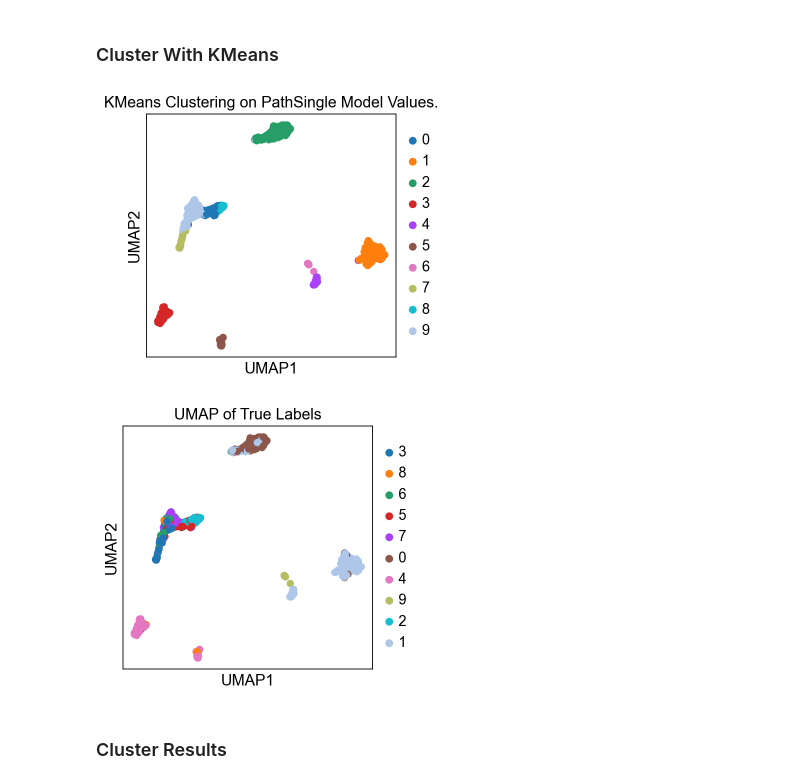
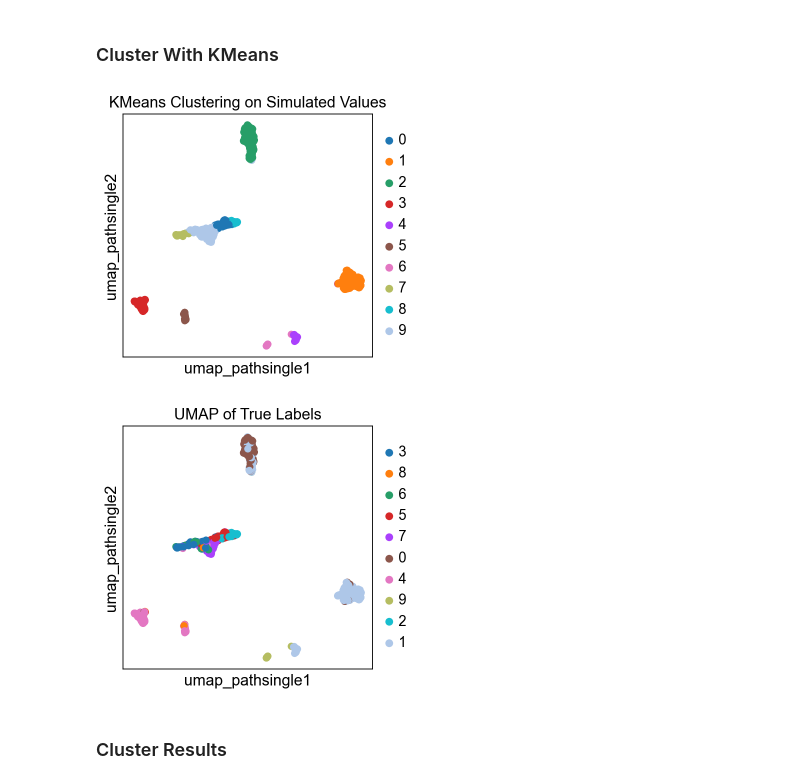
Before and after one commit to zurkin1/PathSingle, a Jupyter notebook: code/bench_pbmc.ipynb, the cells around one changed output. Drawn from its saved outputs; the diff is of its cells as text; code cells hidden in the pictures.

```diff
--- a/code/bench_pbmc.ipynb
+++ b/code/bench_pbmc.ipynb
@@ -170,9 +171,9 @@ np.save('./data/gsea_results_matrix.npy', gsea_results_matrix)
 gsea_results_matrix = np.load('./data/gsea_results_matrix.npy')
 
 #Convert the result matrix to an AnnData object for visualization.
-adata_gsea = sc.AnnData(X=gsea_results_matrix)
-adata_gsea.var_names = [f'GeneSet_{i}' for i in range(gsea_results_matrix.shape[1])]
-adata_gsea.obs_names = [f'Cell_{i}' for i in range(gsea_results_matrix.shape[0])]
+#adata_gsea = sc.AnnData(X=gsea_results_matrix)
+#adata_gsea.var_names = [f'GeneSet_{i}' for i in range(gsea_results_matrix.shape[1])]
+#adata_gsea.obs_names = [f'Cell_{i}' for i in range(gsea_results_matrix.shape[0])]
 
 #Perform KMeans clustering on the UMAP coordinates.
 kmeans = KMeans(n_clusters=10, random_state=0).fit(gsea_results_matrix)
@@ -182,9 +183,12 @@ umap_model = umap.UMAP(n_neighbors=15, random_state=0)
 umap_coords = umap_model.fit_transform(gsea_results_matrix)
 
 #Add the UMAP coordinates and clustering results to the AnnData object.
-adata_gsea.obsm['X_umap'] = umap_coords
-adata_gsea.obs['kmeans2'] = pd.Categorical(kmeans.labels_)
+adata.obsm['umap_gsea'] = umap_coords
+adata.obs['kmeans_gsea'] = pd.Categorical(kmeans.labels_)
 
 #Plot the UMAP with KMeans clustering results using Scanpy.
-sc.pl.umap(adata_gsea, color=['kmeans2'], title='KMeans Clustering on Simulated GSEA NES Values')
+#sc.pl.umap(adata, color=['kmeans1'], title='KMeans Clustering on Simulated GSEA NES Values', obsm_key='umap_gsea')
+#sc.pl.umap(adata, color=["labels"], title="UMAP of True Labels", obsm_key='umap_gsea')
+sc.pl.embedding(adata, basis='umap_gsea', color=['kmeans_gsea'], title='KMeans Clustering on Simulated GSEA NES Values')
+sc.pl.embedding(adata, basis='umap_gsea', color=["labels"], title="UMAP of True Labels")
 # %% [output]
@@ -284,11 +289,13 @@ umap_model = umap.UMAP(n_neighbors=15) #For reproducability need to set , random
 umap_coords = umap_model.fit_transform(pathway_activity_df)
 
 #Add the UMAP coordinates and clustering results to the AnnData object.
-adata.obsm['X_umap'] = umap_coords
-adata.obs['kmeans3'] = pd.Categorical(kmeans.labels_)
+adata.obsm['umap_progeny'] = umap_coords
+adata.obs['kmeans_progeny'] = pd.Categorical(kmeans.labels_)
 
 #Plotting UMAP with KMeans clustering results using scanpy.
-sc.pl.umap(adata, color=["kmeans3"], title="KMeans Clustering on PROGENy Model Values.")
-sc.pl.umap(adata, color=["labels"], title="UMAP of True Labels")
+#sc.pl.umap(adata, color=["kmeans2"], title="KMeans Clustering on PROGENy Model Values.")
+#sc.pl.umap(adata, color=["labels"], title="UMAP of True Labels")
+sc.pl.embedding(adata, basis='umap_progeny', color=['kmeans_progeny'], title='KMeans Clustering on Simulated Values')
+sc.pl.embedding(adata, basis='umap_progeny', color=["labels"], title="UMAP of True Labels")
 # %% [output]
 Pathway activity matrix shape: (700, 14)
@@ -345,10 +349,12 @@ umap_model = umap.UMAP(n_neighbors=15)
 umap_coords = umap_model.fit_transform(pathway_activity_df)
 
 #Add the UMAP coordinates and clustering results to the AnnData object.
-adata.obsm['X_umap'] = umap_coords
-adata.obs['kmeans4'] = pd.Categorical(kmeans.labels_)
+adata.obsm['umap_auc'] = umap_coords
+adata.obs['kmeans_auc'] = pd.Categorical(kmeans.labels_)
 
 #Plotting UMAP with KMeans clustering results using scanpy.
-sc.pl.umap(adata, color=["kmeans4"], title="KMeans Clustering on AUCELL Values.")
-sc.pl.umap(adata, color=["labels"], title="UMAP of True Labels")
+#sc.pl.umap(adata, color=["kmeans3"], title="KMeans Clustering on AUCELL Values.")
+#sc.pl.umap(adata, color=["labels"], title="UMAP of True Labels")
+sc.pl.embedding(adata, basis='umap_auc', color=['kmeans_auc'], title='KMeans Clustering on Simulated Values')
+sc.pl.embedding(adata, basis='umap_auc', color=["labels"], title="UMAP of True Labels")
 # %% [output]
@@ -412,34 +418,36 @@ AnnData object with n_obs × n_vars = 700 × 765
 # %%
 from sklearn.decomposition import PCA
 
 
 output_activity = pd.read_csv('./data/output_interaction_activity.csv', index_col=0)
 
 #Scale the data.
 scaler = StandardScaler()
 output_activity = scaler.fit_transform(output_activity)
 PCA = PCA(n_components=50, svd_solver='arpack')
 output_activty = PCA.fit_transform(output_activity)
 
 #Perform KMeans clustering on the UMAP coordinates.
 kmeans = KMeans(n_clusters=10, random_state=0).fit(output_activity)
 
 #Perform UMAP on the results matrix.
 umap_model = umap.UMAP(n_neighbors=15) #For reproducability need to set , random_state=0, n_jobs=1.
 umap_coords = umap_model.fit_transform(output_activity)
 
 #Add the UMAP coordinates and clustering results to the AnnData object.
-adata.obsm['X_umap'] = umap_coords
-adata.obs['kmeans3'] = pd.Categorical(kmeans.labels_)
+adata.obsm['umap_pathsingle'] = umap_coords
+adata.obs['kmeans_pathsingle'] = pd.Categorical(kmeans.labels_)
 #cell_state = adata.obs['labels']
 #cdata.obs['state'] = cell_state[emt_magic.index].values
 
 #Plotting UMAP with KMeans clustering results using scanpy.
-sc.pl.umap(adata, color=["kmeans3"], title="KMeans Clustering on PathSingle Model Values.")
-sc.pl.umap(adata, color=["labels"], title="UMAP of True Labels")
+#sc.pl.umap(adata, color=["kmeans4"], title="KMeans Clustering on PathSingle Model Values.")
+#sc.pl.umap(adata, color=["labels"], title="UMAP of True Labels")
+sc.pl.embedding(adata, basis='umap_pathsingle', color=['kmeans_pathsingle'], title='KMeans Clustering on Simulated Values')
+sc.pl.embedding(adata, basis='umap_pathsingle', color=["labels"], title="UMAP of True Labels")
 # %% [output]
-[figure, old version]
+[figure, new version]
-[figure, old version]
+[figure, new version]
 # %% [markdown]
 ### Cluster Results
 # %%
```
Also changed, not shown: parts of 10 cells of this notebook, 1 other file.
